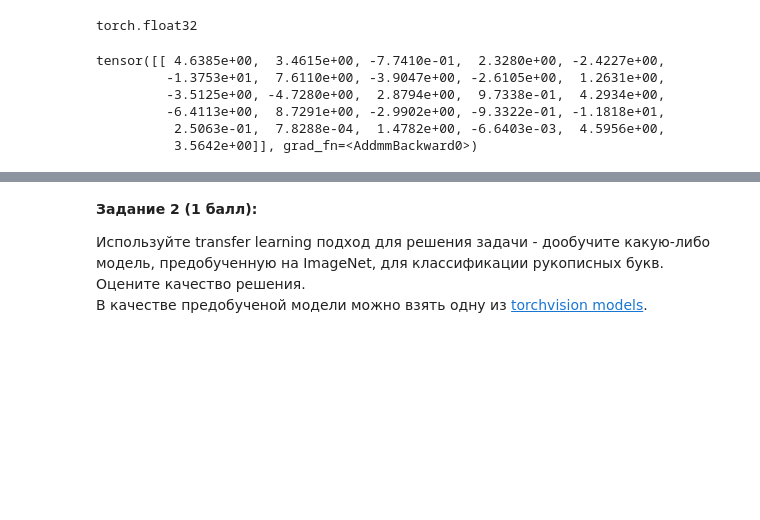
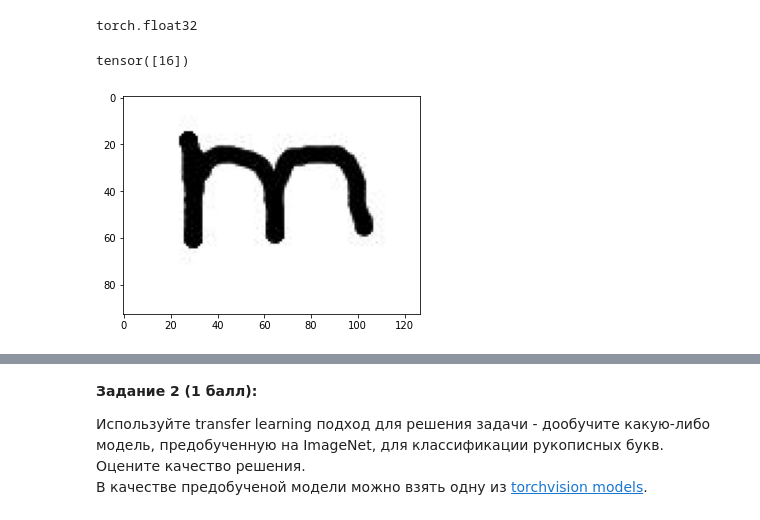
Before and after one commit to SmirnovGrigory/IAD_ml_lab1, a Jupyter notebook: Modern_ML.Lab_1.Image_Classification.ipynb, the cells around one changed output, grey strips where cells are left out. Drawn from its saved outputs; the diff is of its cells as text; code cells hidden in the pictures; blank space fills up the shorter version.

```diff
--- a/Modern_ML.Lab_1.Image_Classification.ipynb
+++ b/Modern_ML.Lab_1.Image_Classification.ipynb
@@ -840,11 +888,15 @@ result.dtype
 # %% [output]
 torch.float32
 # %%
-model90(result.reshape([1,3,28,28]))
+res_tens = model90(result.reshape([1,3,28,28]))
-# %% [output]
-tensor([[ 4.6385e+00,  3.4615e+00, -7.7410e-01,  2.3280e+00, -2.4227e+00,
-         -1.3753e+01,  7.6110e+00, -3.9047e+00, -2.6105e+00,  1.2631e+00,
-         -3.5125e+00, -4.7280e+00,  2.8794e+00,  9.7338e-01,  4.2934e+00,
-         -6.4113e+00,  8.7291e+00, -2.9902e+00, -9.3322e-01, -1.1818e+01,
-          2.5063e-01,  7.8288e-04,  1.4782e+00, -6.6403e-03,  4.5956e+00,
-          3.5642e+00]], grad_fn=<AddmmBackward0>)
+# %%
+res_tens.argmax(1)
+# %% [output]
+tensor([16])
+# %%
+image = plt.imread('custom_images/0m.jpg')
+plt.imshow(image)
+
+plt.show()
+# %% [output]
+[figure, added]
```
Also changed, not shown: parts of 56 cells of this notebook, 3 other files.
